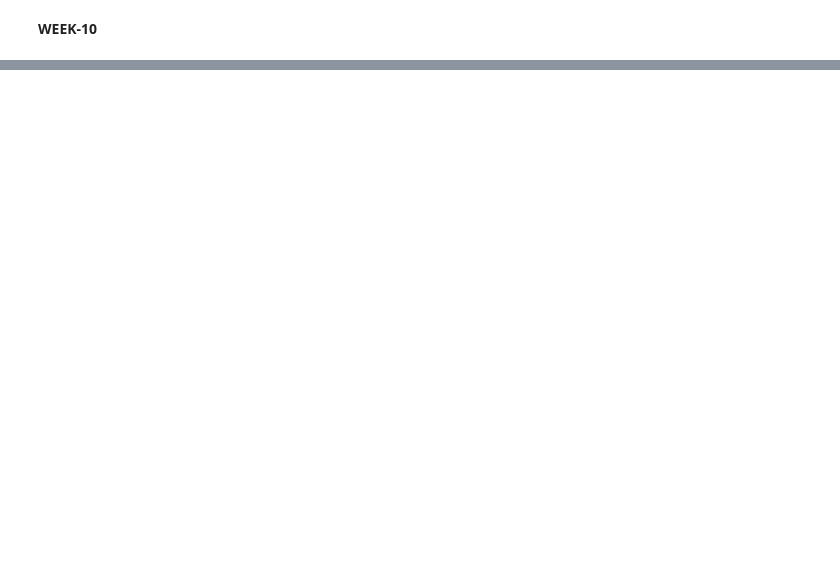
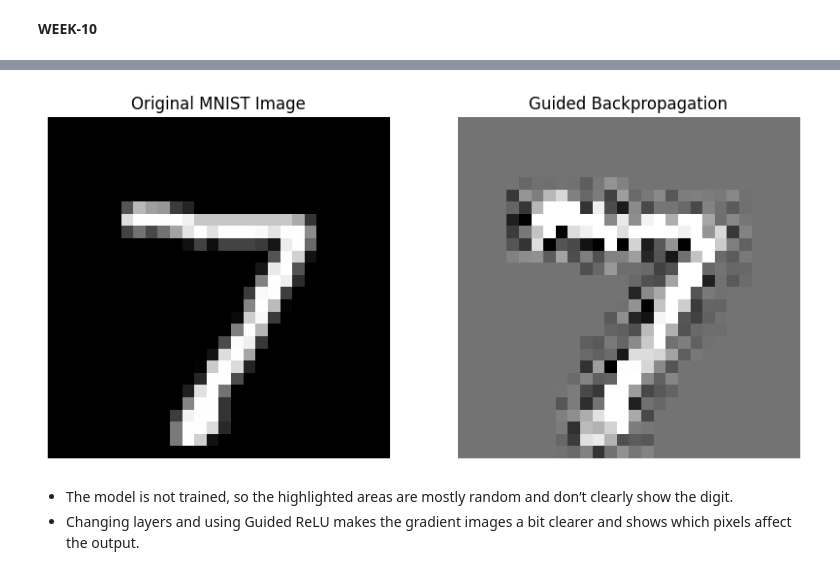
Before and after one commit to anushkamaisa/DL, a Jupyter notebook: Main.ipynb, the cells around one changed output, grey strips where cells are left out. Saved outputs shown, nothing was run; the diff lists cells and outputs as text; code cells hidden in the pictures; blank space fills up the shorter version.

```diff
--- a/Main.ipynb
+++ b/Main.ipynb
@@ -3050,3 +3192,78 @@ for i, fmap in enumerate(feature_maps):
     plt.show()
 # %% [markdown]
 **WEEK-10**
+# %%
+import tensorflow as tf
+import numpy as np
+import matplotlib.pyplot as plt
+from tensorflow.keras.layers import Conv2D, MaxPooling2D, Input, Flatten, Dense
+from tensorflow.keras.models import Model
+from tensorflow.keras.datasets import mnist
+
+(x_train, y_train), (x_test, y_test) = mnist.load_data()
+
+x_test = x_test.astype("float32") / 255.0
+x_test = np.expand_dims(x_test, axis=-1)
+
+img_array = np.expand_dims(x_test[0], axis=0)
+img = x_test[0].squeeze()
+
+inputs = Input(shape=(28, 28, 1))
+
+x = Conv2D(16, (3,3), activation='relu', padding='same')(inputs)
+x = MaxPooling2D((2,2))(x)
+
+x = Conv2D(32, (3,3), activation='relu', padding='same')(x)
+x = MaxPooling2D((2,2))(x)
+
+x = Conv2D(64, (3,3), activation='relu', padding='same')(x)
+x = MaxPooling2D((2,2))(x)
+
+x = Flatten()(x)
+x = Dense(128, activation='relu')(x)
+outputs = Dense(10, activation='softmax')(x)
+
+model = Model(inputs, outputs)
+
+preds = model(img_array)
+class_idx = tf.argmax(preds[0])
+
+@tf.custom_gradient
+def guided_relu(x):
+    def grad(dy):
+        return tf.cast(dy > 0, tf.float32) * tf.cast(x > 0, tf.float32) * dy
+    return tf.nn.relu(x), grad
+
+for layer in model.layers:
+    if hasattr(layer, 'activation') and layer.activation == tf.keras.activations.relu:
+        layer.activation = guided_relu
+
+with tf.GradientTape() as tape:
+    inputs_tensor = tf.cast(img_array, tf.float32)
+    tape.watch(inputs_tensor)
+    preds = model(inputs_tensor)
+    loss = preds[:, class_idx]
+
+grads = tape.gradient(loss, inputs_tensor)[0]
+
+grads = grads.numpy()
+grads -= grads.mean()
+grads /= (grads.std() + 1e-5)
+grads *= 0.25
+grads += 0.5
+grads = np.clip(grads, 0, 1)
+
+plt.figure(figsize=(10,5))
+
+plt.subplot(1,2,1)
+plt.title("Original MNIST Image")
+plt.imshow(img, cmap='gray')
+plt.axis('off')
+
+plt.subplot(1,2,2)
+plt.title("Guided Backpropagation")
+plt.imshow(grads.squeeze(), cmap='gray')
+plt.axis('off')
+
+plt.show()
+# %% [output]
@@ -3052,0 +3272,4 @@ for i, fmap in enumerate(feature_maps):
+[figure, added]
+# %% [markdown]
+* The model is not trained, so the highlighted areas are mostly random and don’t clearly show the digit.
+* Changing layers and using Guided ReLU makes the gradient images a bit clearer and shows which pixels affect the output.
```
Also changed, not shown: parts of 11 cells of this notebook.
